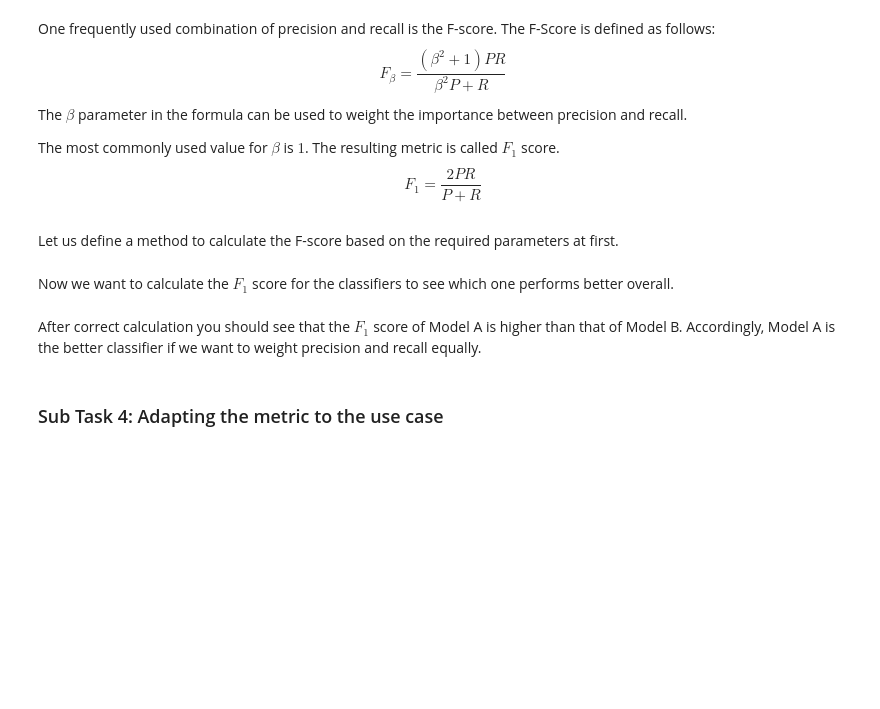
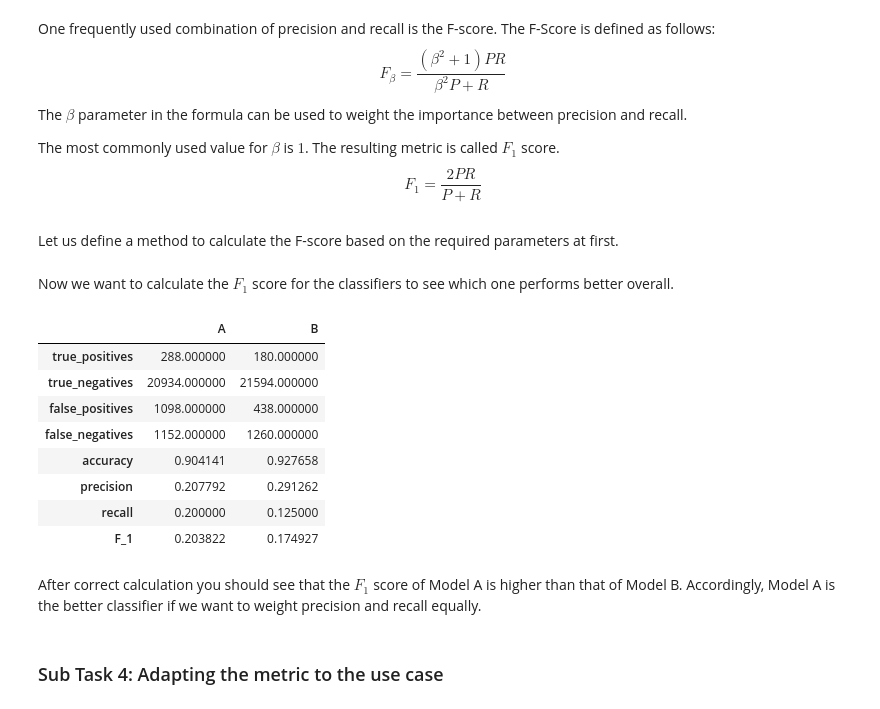
Before and after one commit to gsindlinger/IDSTA-Text-Miners, a Jupyter notebook: Assignments/Assignment 3/DSTA_assignment_3_students.ipynb, the cells around one changed output. Saved outputs shown, nothing was run; the diff lists cells and outputs as text; code cells hidden in the pictures; blank space fills up the shorter version.

```diff
--- a/Assignments/Assignment 3/DSTA_assignment_3_students.ipynb
+++ b/Assignments/Assignment 3/DSTA_assignment_3_students.ipynb
@@ -838,3 +867,6 @@ def recall(### your code ###) -> float:
+# %%
+def recall(true_positives: int, false_negatives: int) -> float:
+    return true_positives / (true_positives + false_negatives)
 # %% [markdown]
 Now we can calculate precision and recall for the classifiers to see which classifier performs better overall.
 
@@ -872,9 +915,23 @@ Now we want to calculate the $F_1$ score for the classifiers to see which one pe
 # %%
 for model in evaluation_results:
     # save the F_1 score for this model
-    evaluation_results[model]["F_1"] = ### your code ###
+    evaluation_results[model]["F_1"] = f_beta(
+        precision=evaluation_results[model]['precision'],
+        recall=evaluation_results[model]['recall'],
+        beta=1
+    )
 
 pd.DataFrame(evaluation_results)
+# %% [output]
+|  | A | B |
+| true_positives | 288.000000 | 180.000000 |
+| true_negatives | 20934.000000 | 21594.000000 |
+| false_positives | 1098.000000 | 438.000000 |
+| false_negatives | 1152.000000 | 1260.000000 |
+| accuracy | 0.904141 | 0.927658 |
+| precision | 0.207792 | 0.291262 |
+| recall | 0.200000 | 0.125000 |
+| F_1 | 0.203822 | 0.174927 |
 # %% [markdown]
 After correct calculation you should see that the $F_1$ score of Model A is higher than that of Model B. Accordingly, Model A is the better classifier if we want to weight precision and recall equally.
 # %% [markdown]
```
Also changed, not shown: parts of 17 cells of this notebook.
